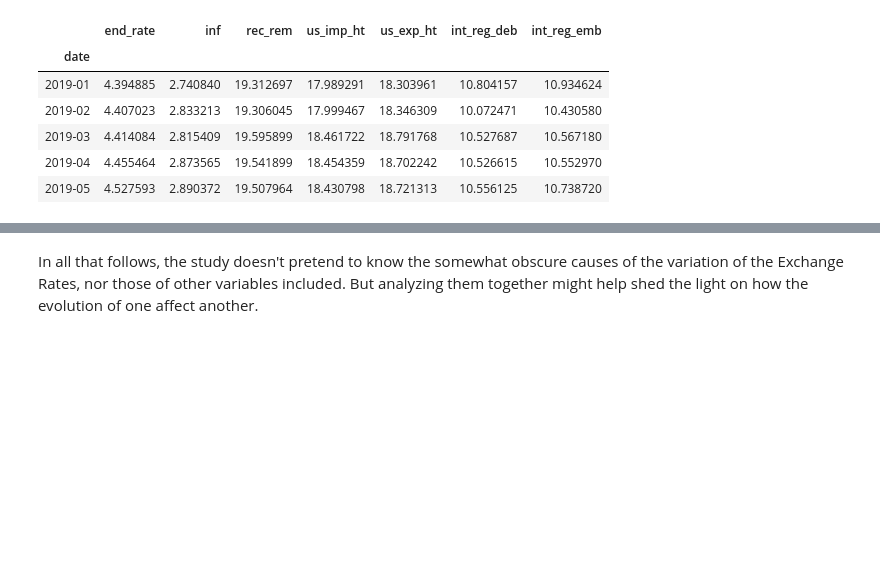
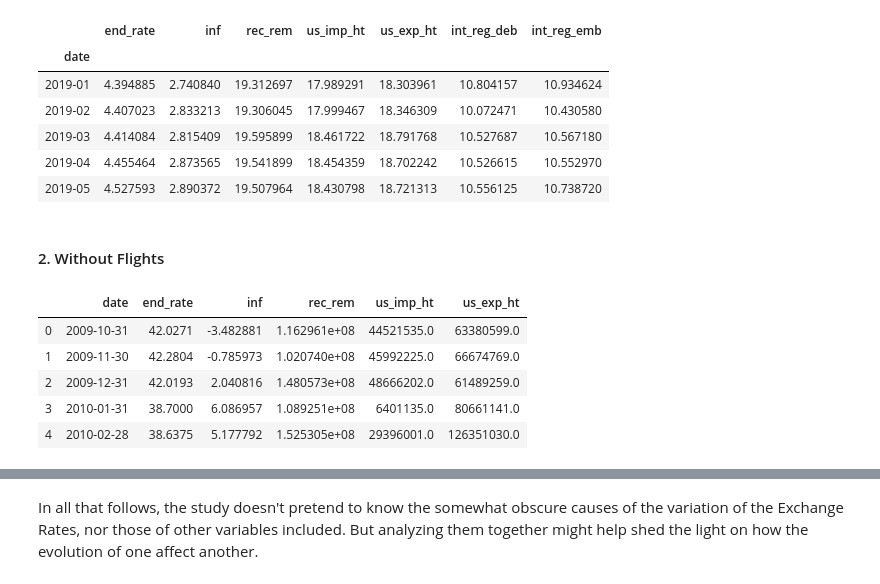
Before and after one commit to gregpinchy/creative-capstone-AA, a Jupyter notebook: time_series.ipynb, the cells around one changed output, grey strips where cells are left out. Cells and saved outputs as stored; diff of their text form; code cells hidden in the pictures; blank space fills up the shorter version.

```diff
--- a/time_series.ipynb
+++ b/time_series.ipynb
@@ -477,3 +522,15 @@ Xtest.head()
 | 2019-03 | 4.414084 | 2.815409 | 19.595899 | 18.461722 | 18.791768 | 10.527687 | 10.567180 |
 | 2019-04 | 4.455464 | 2.873565 | 19.541899 | 18.454359 | 18.702242 | 10.526615 | 10.552970 |
 | 2019-05 | 4.527593 | 2.890372 | 19.507964 | 18.430798 | 18.721313 | 10.556125 | 10.738720 |
+# %% [markdown]
+#### 2. Without Flights
+# %%
+newdf = imex.iloc[297:423, :-2].reset_index(drop=True)
+newdf.head()
+# %% [output]
+|  | date | end_rate | inf | rec_rem | us_imp_ht | us_exp_ht |
+| 0 | 2009-10-31 | 42.0271 | -3.482881 | 1.162961e+08 | 44521535.0 | 63380599.0 |
+| 1 | 2009-11-30 | 42.2804 | -0.785973 | 1.020740e+08 | 45992225.0 | 66674769.0 |
+| 2 | 2009-12-31 | 42.0193 | 2.040816 | 1.480573e+08 | 48666202.0 | 61489259.0 |
+| 3 | 2010-01-31 | 38.7000 | 6.086957 | 1.089251e+08 | 6401135.0 | 80661141.0 |
+| 4 | 2010-02-28 | 38.6375 | 5.177792 | 1.525305e+08 | 29396001.0 | 126351030.0 |
```
Also changed, not shown: parts of 70 cells of this notebook.
